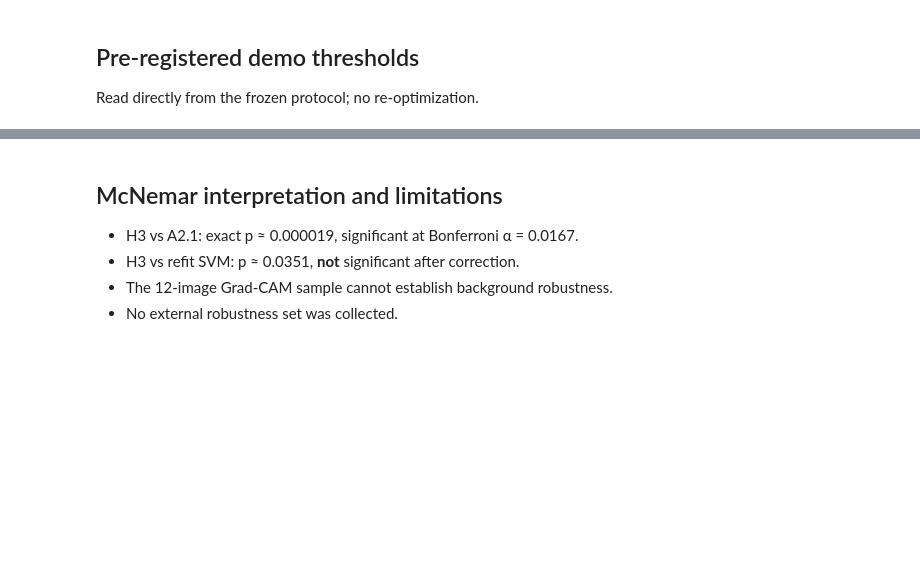
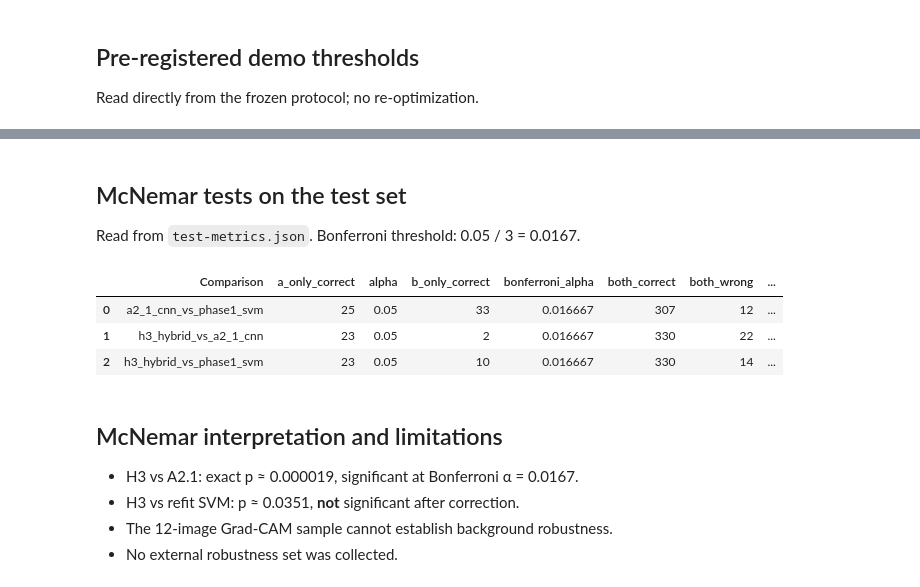
Before and after one commit to shourya2006/smart-waste-segregation, a Jupyter notebook: notebooks/phase2-summary.ipynb, the cells around one changed output, grey strips where cells are left out. Drawn from its saved outputs; the diff is of its cells as text; code cells hidden in the pictures; blank space fills up the shorter version.

```diff
--- a/notebooks/phase2-summary.ipynb
+++ b/notebooks/phase2-summary.ipynb
@@ -66,3 +105,18 @@ display(thresholds)
+# %% [markdown]
+## McNemar tests on the test set
+
+Read from `test-metrics.json`. Bonferroni threshold: 0.05 / 3 = 0.0167.
+# %%
+mcnemar = pd.DataFrame(
+    [{"Comparison": name, **{k: v for k, v in result.items() if not isinstance(v, dict)}}
+     for name, result in metrics["mcnemar"].items()]
+)
+display(mcnemar)
+# %% [output]
+|  | Comparison | a_only_correct | alpha | b_only_correct | bonferroni_alpha | both_correct | both_wrong | ... |
+| 0 | a2_1_cnn_vs_phase1_svm | 25 | 0.05 | 33 | 0.016667 | 307 | 12 | ... |
+| 1 | h3_hybrid_vs_a2_1_cnn | 23 | 0.05 | 2 | 0.016667 | 330 | 22 | ... |
+| 2 | h3_hybrid_vs_phase1_svm | 23 | 0.05 | 10 | 0.016667 | 330 | 14 | ... |
 # %% [markdown]
 ## McNemar interpretation and limitations
 
```
Also changed, not shown: parts of 6 cells of this notebook, 7 other files.
